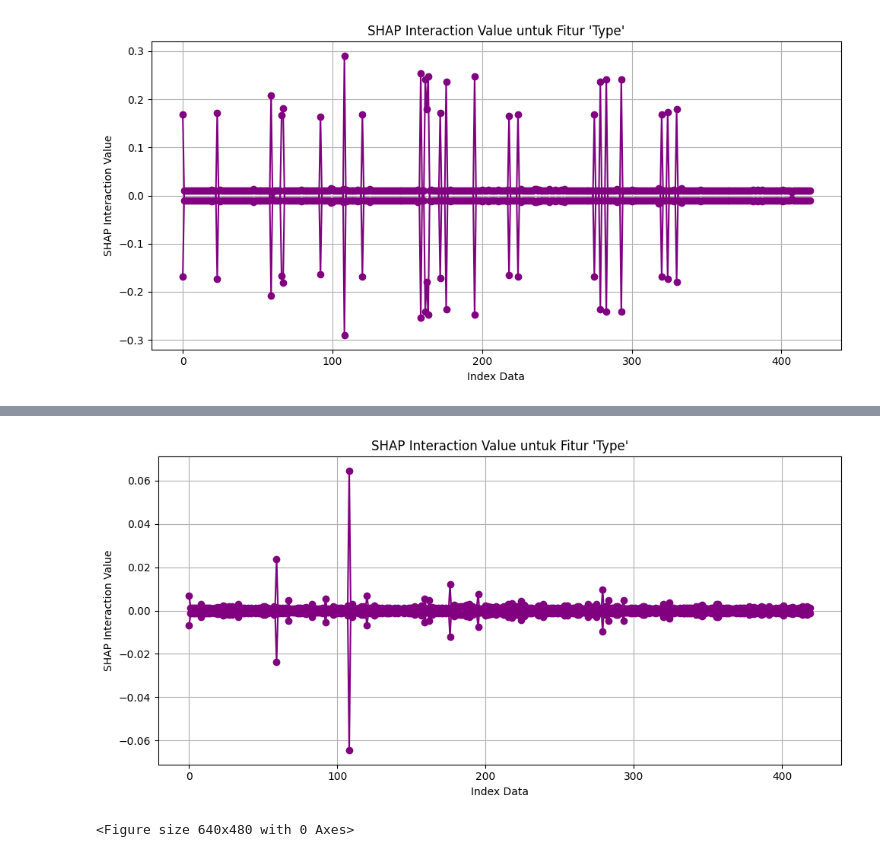
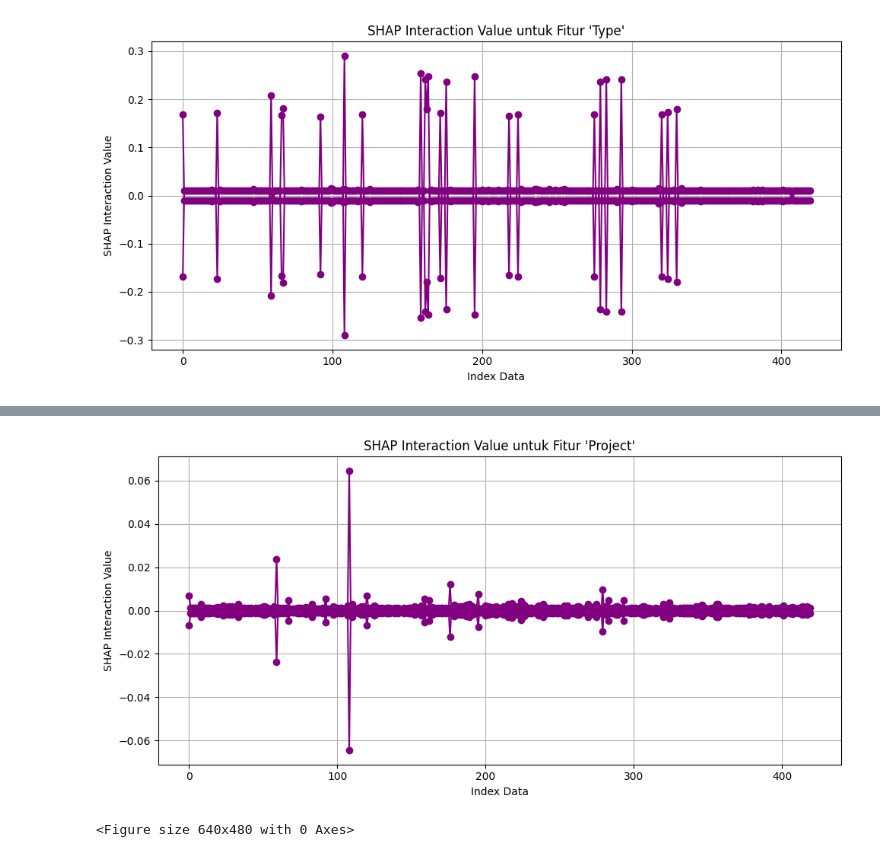
Before and after one commit to PenDZ-Alter/shap-project-management, a Jupyter notebook: construction_tasks_test.ipynb, the cells around one changed output, grey strips where cells are left out. Saved outputs shown, nothing was run; the diff lists cells and outputs as text; code cells hidden in the pictures.

```diff
--- a/construction_tasks_test.ipynb
+++ b/construction_tasks_test.ipynb
@@ -184,15 +184,15 @@ plt.show()
 # %%
 # --- Grafik Garis SHAP Interaction Value untuk fitur 'project' ---
 plt.figure(figsize=(10, 5))
 plt.plot(range(len(shap_project_values)), shap_project_values, marker='o', linestyle='-', color='purple')
-plt.title("SHAP Interaction Value untuk Fitur 'Type'")
+plt.title("SHAP Interaction Value untuk Fitur 'Project'")
 plt.xlabel("Index Data")
 plt.ylabel("SHAP Interaction Value")
 plt.grid(True)
 plt.tight_layout()
 plt.show()
 # %% [output]
-[figure, old version]
+[figure, new version]
 # %%
 # Global explanation
 shap.summary_plot(shap_values, X_test, plot_type="bar")
```
Also changed, not shown: parts of 2 cells of this notebook.
